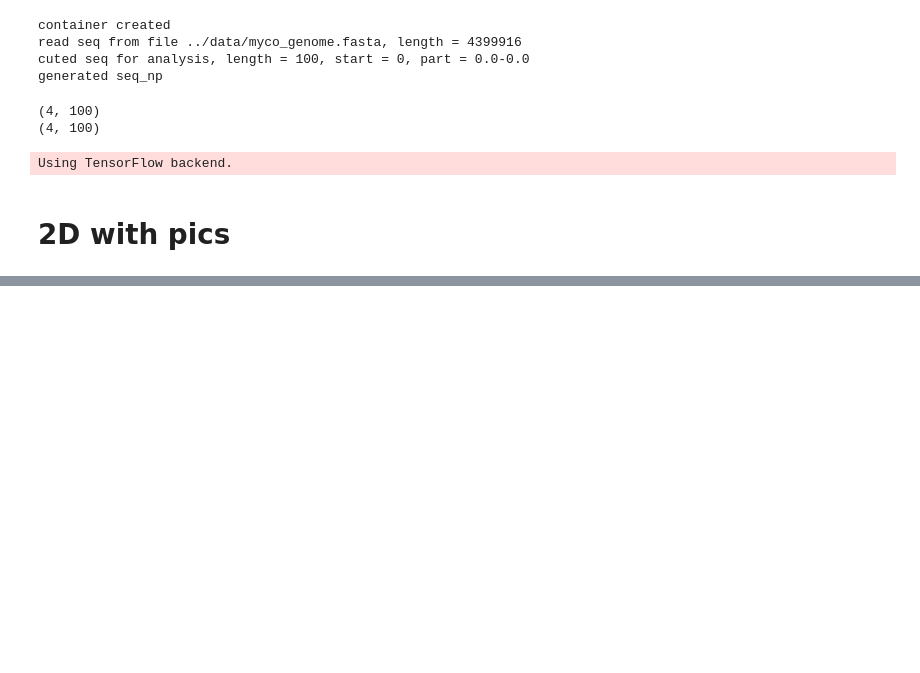
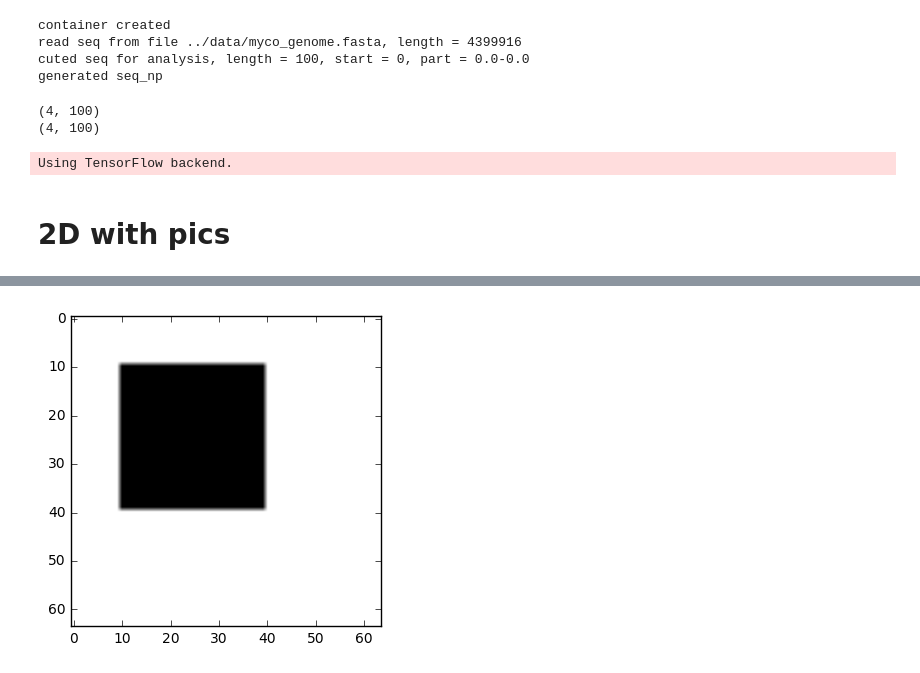
Before and after one commit to litvinanna/neuro_tools, a Jupyter notebook: cnn_autoencoder.ipynb, the cells around one changed output, grey strips where cells are left out. Cells and saved outputs as stored; diff of their text form; code cells hidden in the pictures; blank space fills up the shorter version.

```diff
--- a/cnn_autoencoder.ipynb
+++ b/cnn_autoencoder.ipynb
@@ -73,11 +74,14 @@ print(array_10.shape)
 # %%
 mask = np.zeros((length, length, 3))
 mask.fill(1)
-for line in range(10, 50):
-    mask[line, 10:50, :] = 0
+for line in range(10, 40):
+    mask[line, 10:40, :] = 0
 
 mask_image = (mask * 255).astype(np.uint8)
-image = Image.fromarray(mask_image)
-image.show()
+# image = Image.fromarray(mask_image)
+# image.show()
+imgplot = plt.imshow(mask_image)
+# %% [output]
+[figure, added]
 # %%
 masked_image = (array * mask * 255).astype(np.uint8)
```
Also changed, not shown: parts of 24 cells of this notebook, 7 other files.
